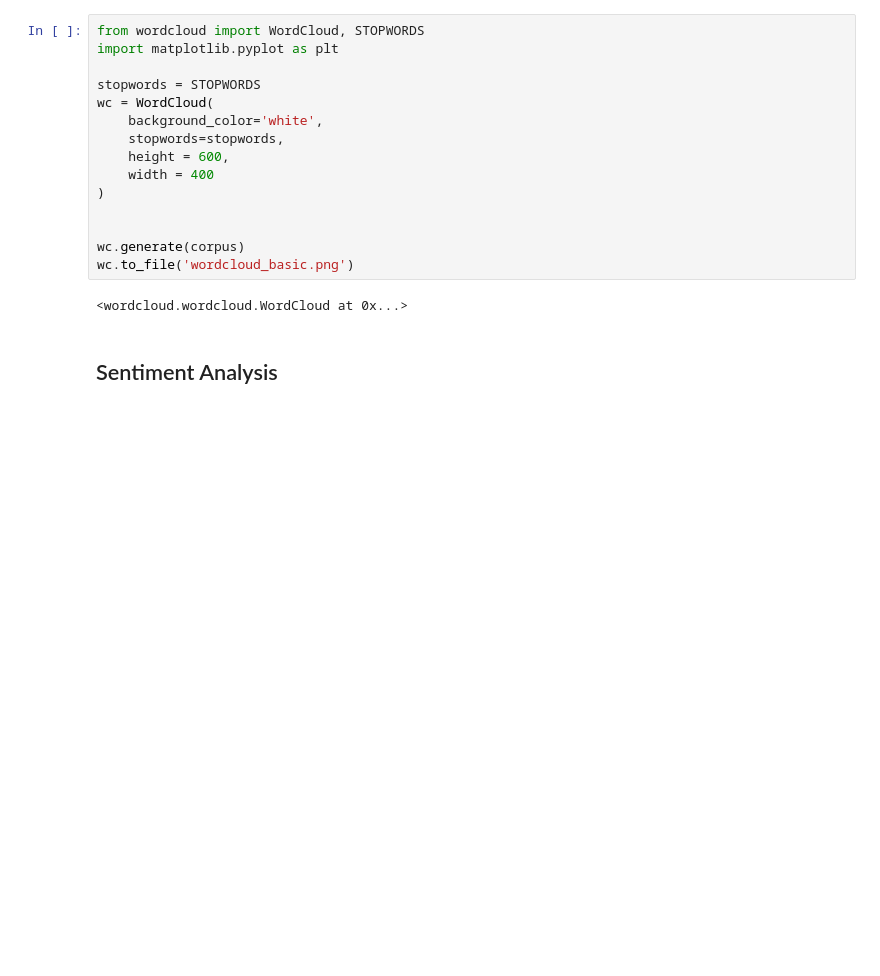
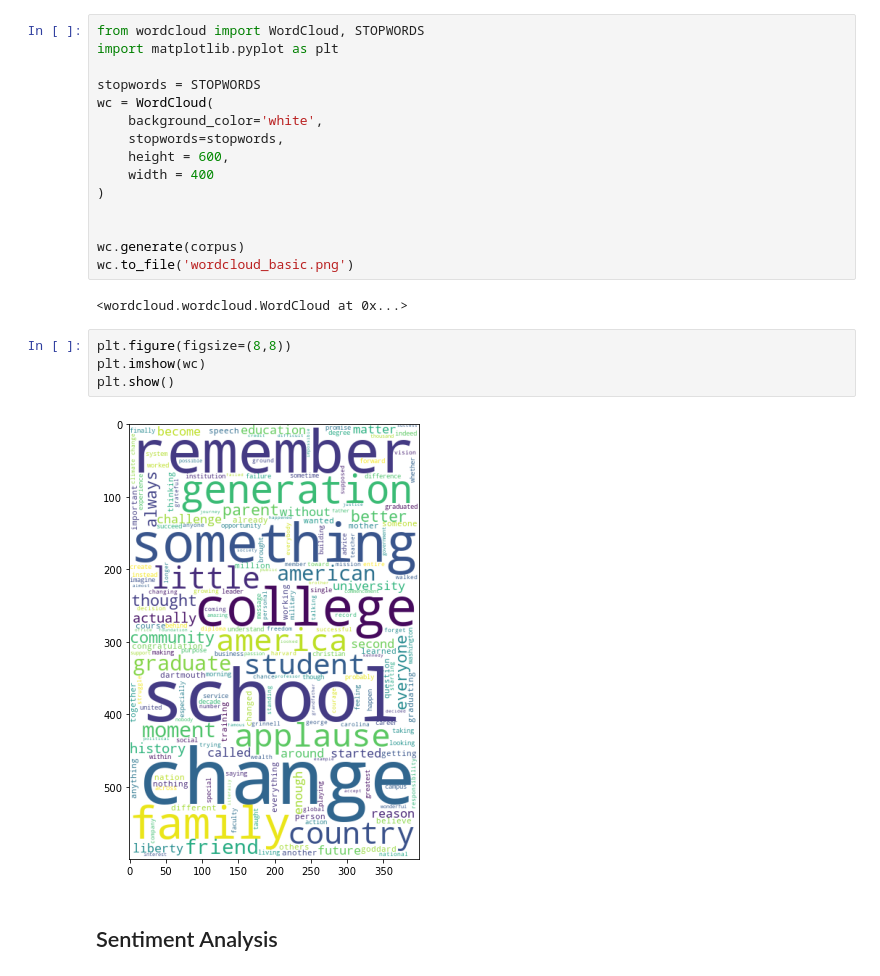
Before and after one commit to anair123/Scrutinizing-Commencement-Speeches-With-NLP, a Jupyter notebook: Commencement Speech Analysis.ipynb, the cells around one changed output. Cells and saved outputs as stored; diff of their text form; blank space fills up the shorter version.

```diff
--- a/Commencement Speech Analysis.ipynb
+++ b/Commencement Speech Analysis.ipynb
@@ -598,6 +588,12 @@ wc.generate(corpus)
 wc.to_file('wordcloud_basic.png')
 # %% [output]
 <wordcloud.wordcloud.WordCloud at 0x...>
+# %%
+plt.figure(figsize=(8,8))
+plt.imshow(wc)
+plt.show()
+# %% [output]
+[figure, added]
 # %% [markdown]
 ## Sentiment Analysis
 # %% [markdown]
```
Also changed, not shown: parts of 15 cells of this notebook, 1 other file.
